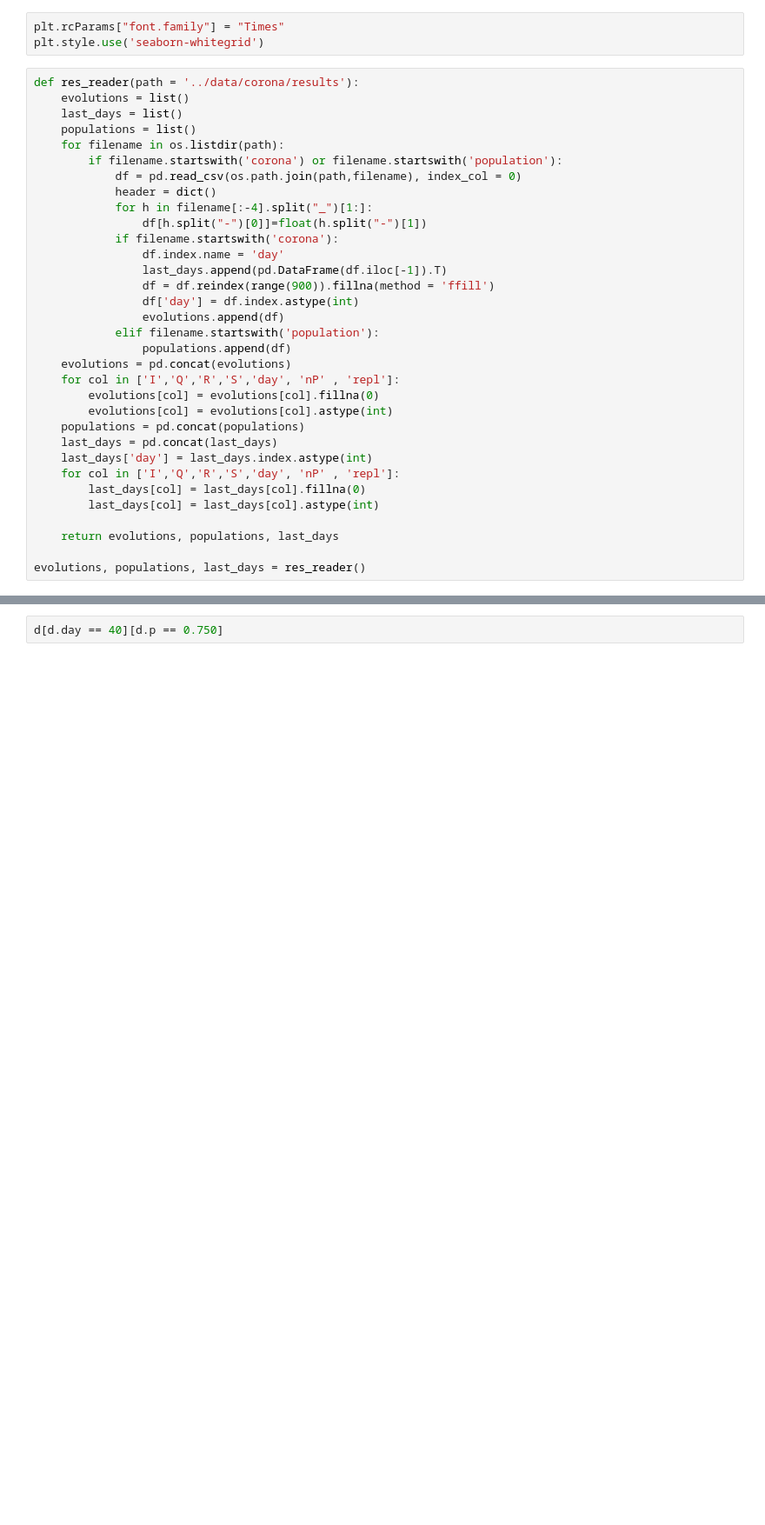
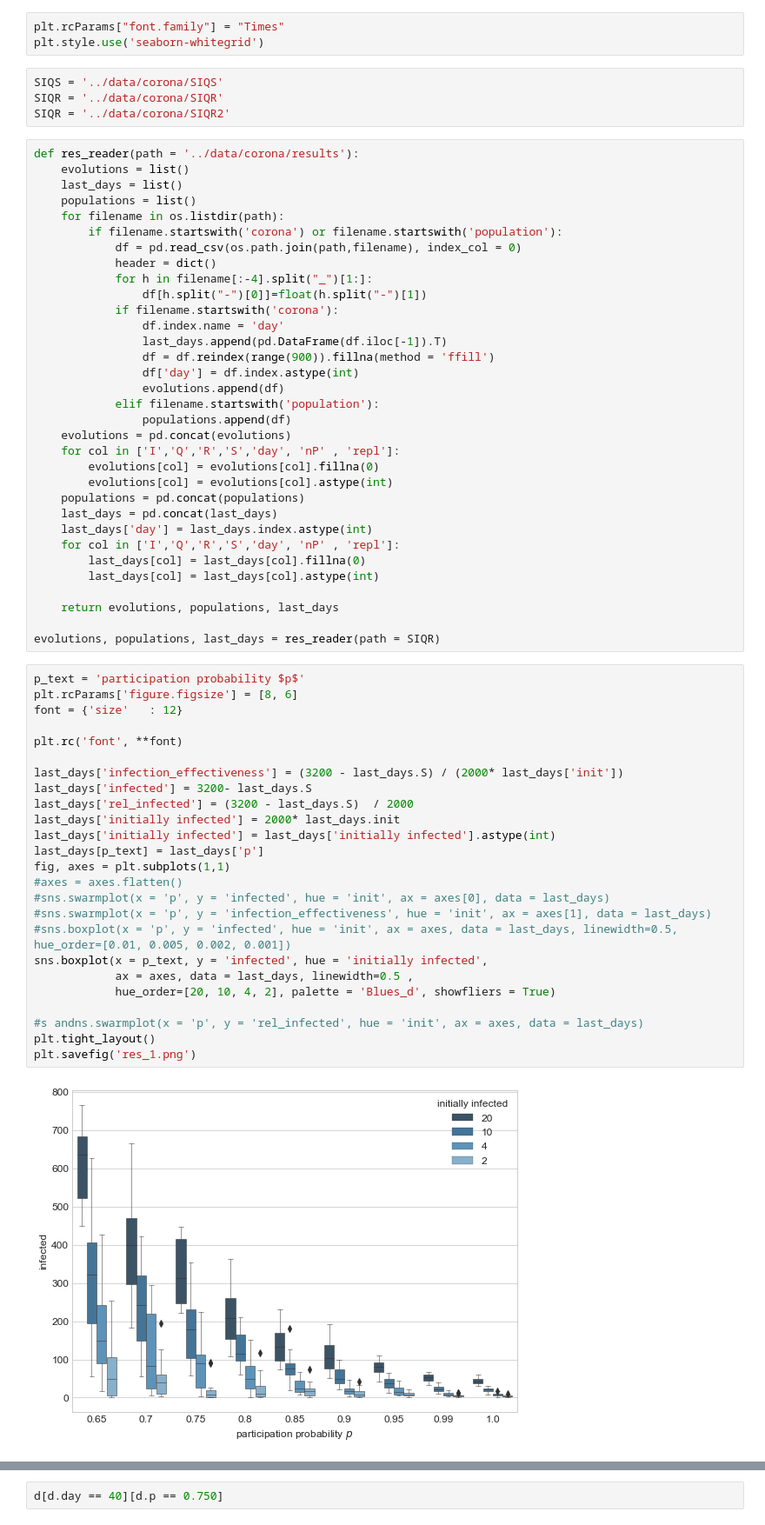
Before and after one commit to RafalKucharskiPK/ExMAS, a Jupyter notebook: ExMAS/spinoffs/corona/corona_plots.ipynb, the cells around one changed output, grey strips where cells are left out. Shown at 87% size. Saved outputs shown, nothing was run; the diff lists cells and outputs as text; blank space fills up the shorter version.

```diff
--- a/ExMAS/spinoffs/corona_plots.ipynb
+++ b/ExMAS/spinoffs/corona/corona_plots.ipynb
@@ -27,6 +27,10 @@ from folium.plugins import HeatMap
 # %%
 plt.rcParams["font.family"] = "Times"
 plt.style.use('seaborn-whitegrid')
+# %%
+SIQS = '../data/corona/SIQS'
+SIQR = '../data/corona/SIQR'
+SIQR = '../data/corona/SIQR2'
 # %%
 def res_reader(path = '../data/corona/results'):
     evolutions = list()
@@ -59,5 +63,32 @@ def res_reader(path = '../data/corona/results'):
 
     return evolutions, populations, last_days
 
-evolutions, populations, last_days = res_reader()
+evolutions, populations, last_days = res_reader(path = SIQR)
+# %%
+p_text = 'participation probability $p$'
+plt.rcParams['figure.figsize'] = [8, 6]
+font = {'size'   : 12}
+
+plt.rc('font', **font)
+
+last_days['infection_effectiveness'] = (3200 - last_days.S) / (2000* last_days['init'])
+last_days['infected'] = 3200- last_days.S
+last_days['rel_infected'] = (3200 - last_days.S)  / 2000
+last_days['initially infected'] = 2000* last_days.init
+last_days['initially infected'] = last_days['initially infected'].astype(int)
+last_days[p_text] = last_days['p']
+fig, axes = plt.subplots(1,1)
+#axes = axes.flatten()
+#sns.swarmplot(x = 'p', y = 'infected', hue = 'init', ax = axes[0], data = last_days)
+#sns.swarmplot(x = 'p', y = 'infection_effectiveness', hue = 'init', ax = axes[1], data = last_days)
+#sns.boxplot(x = 'p', y = 'infected', hue = 'init', ax = axes, data = last_days, linewidth=0.5, hue_order=[0.01, 0.005, 0.002, 0.001])
+sns.boxplot(x = p_text, y = 'infected', hue = 'initially infected',
+            ax = axes, data = last_days, linewidth=0.5 ,
+            hue_order=[20, 10, 4, 2], palette = 'Blues_d', showfliers = True)
+
+#s andns.swarmplot(x = 'p', y = 'rel_infected', hue = 'init', ax = axes, data = last_days)
+plt.tight_layout()
+plt.savefig('res_1.png')
+# %% [output]
+[figure, added]
 # %%
```
Also changed, not shown: parts of 21 cells of this notebook, 11 other files.
